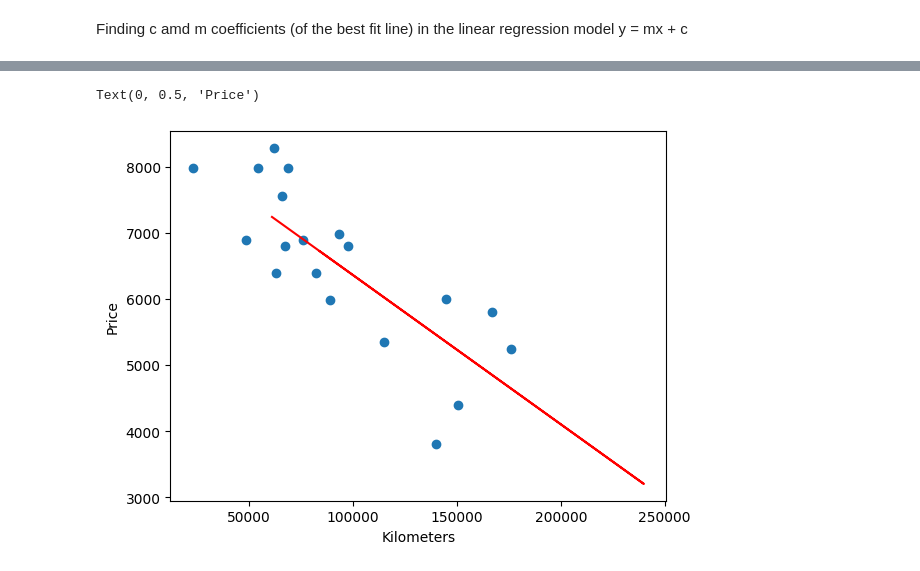
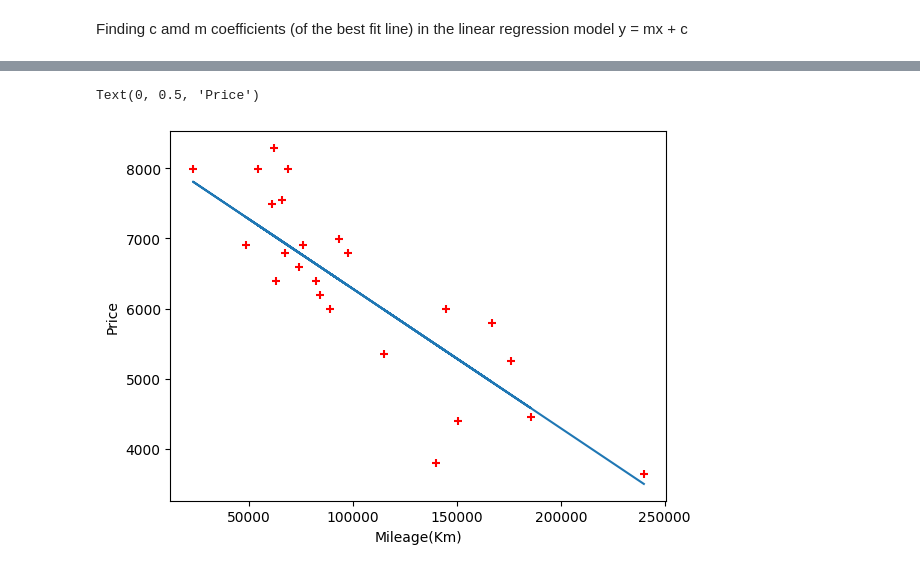
Before and after one commit to nousheenali/Linear_Regression, a Jupyter notebook: Predict.ipynb, the cells around one changed output, grey strips where cells are left out. Drawn from its saved outputs; the diff is of its cells as text; code cells hidden in the pictures.

Commit message:
train and predict

```diff
--- a/Predict.ipynb
+++ b/Predict.ipynb
@@ -75,9 +75,0 @@ array([7244.64415438, 6949.84590645, 4430.5869538 , 3200.20916172,
-# %%
-#plot the line of best fit
-plt.scatter(X_train, y_train)
-plt.plot(X_test, y_pred, color='red')
-plt.xlabel('Mileage(Km)')
-plt.ylabel('Price')
-# %% [output]
-Text(0, 0.5, 'Price')
-[figure, removed]
@@ -85,0 +76,12 @@ Text(0, 0.5, 'Price')
+# %%
+import numpy as np
+import matplotlib.pyplot as plt
+X = np.array(df['km'])
+y = np.array(df['price'])
+plt.scatter(X,y,color='red',marker='+')
+plt.plot(X,model.predict(X.reshape(-1,1)))
+plt.xlabel('Mileage(Km)')
+plt.ylabel('Price')
+# %% [output]
+Text(0, 0.5, 'Price')
+[figure, added]
```
Also changed, not shown: parts of 9 cells of this notebook, 4 other files.
